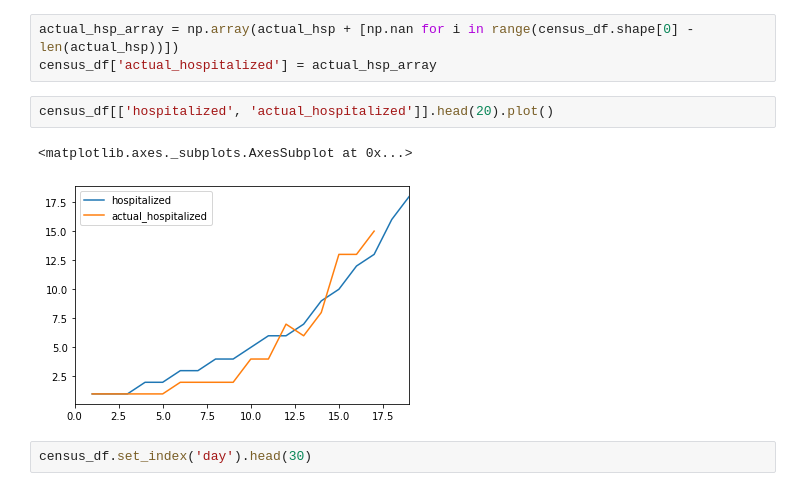
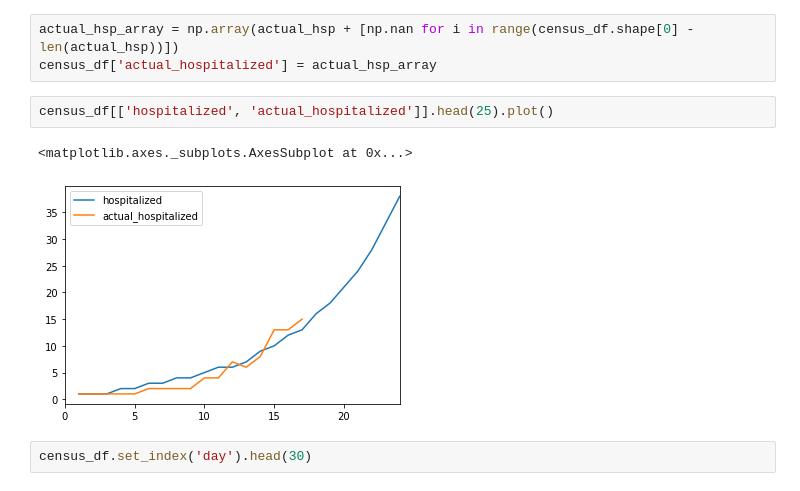
Before and after one commit to unterwegerK/chime, a Jupyter notebook: notebooks/Fit doubling time using time since first hospitalization.ipynb, the cells around one changed output. Saved outputs shown, nothing was run; the diff lists cells and outputs as text.

```diff
--- a/notebooks/Fit doubling time using time since first hospitalization.ipynb
+++ b/notebooks/Fit doubling time using time since first hospitalization.ipynb
@@ -212,10 +212,10 @@ actual_hsp = [np.nan,
 actual_hsp_array = np.array(actual_hsp + [np.nan for i in range(census_df.shape[0] - len(actual_hsp))])
 census_df['actual_hospitalized'] = actual_hsp_array
 # %%
-census_df[['hospitalized', 'actual_hospitalized']].head(20).plot()
+census_df[['hospitalized', 'actual_hospitalized']].head(25).plot()
 # %% [output]
 <matplotlib.axes._subplots.AxesSubplot at 0x...>
-[figure, old version]
+[figure, new version]
 # %%
 census_df.set_index('day').head(30)
 # %% [output]
```
